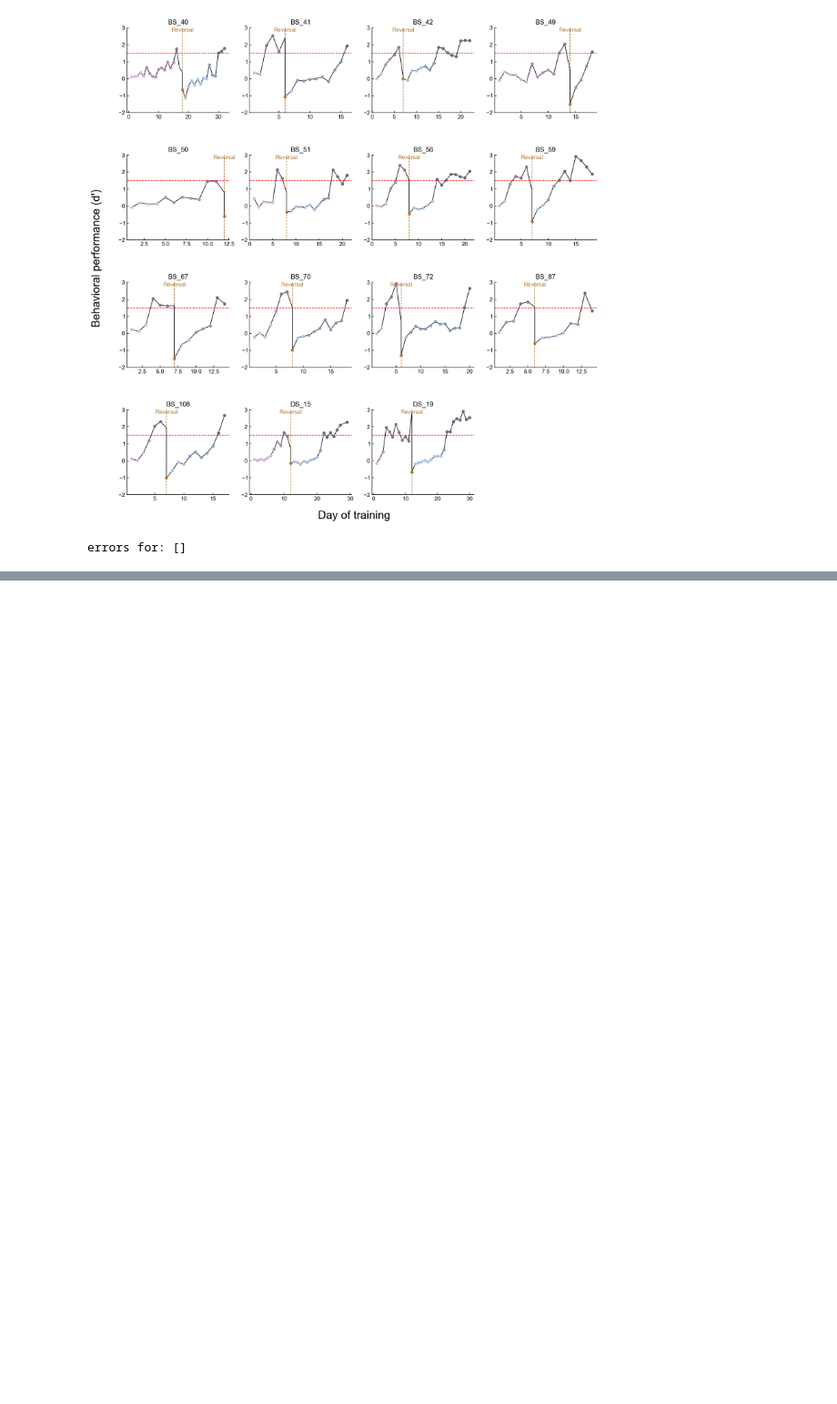
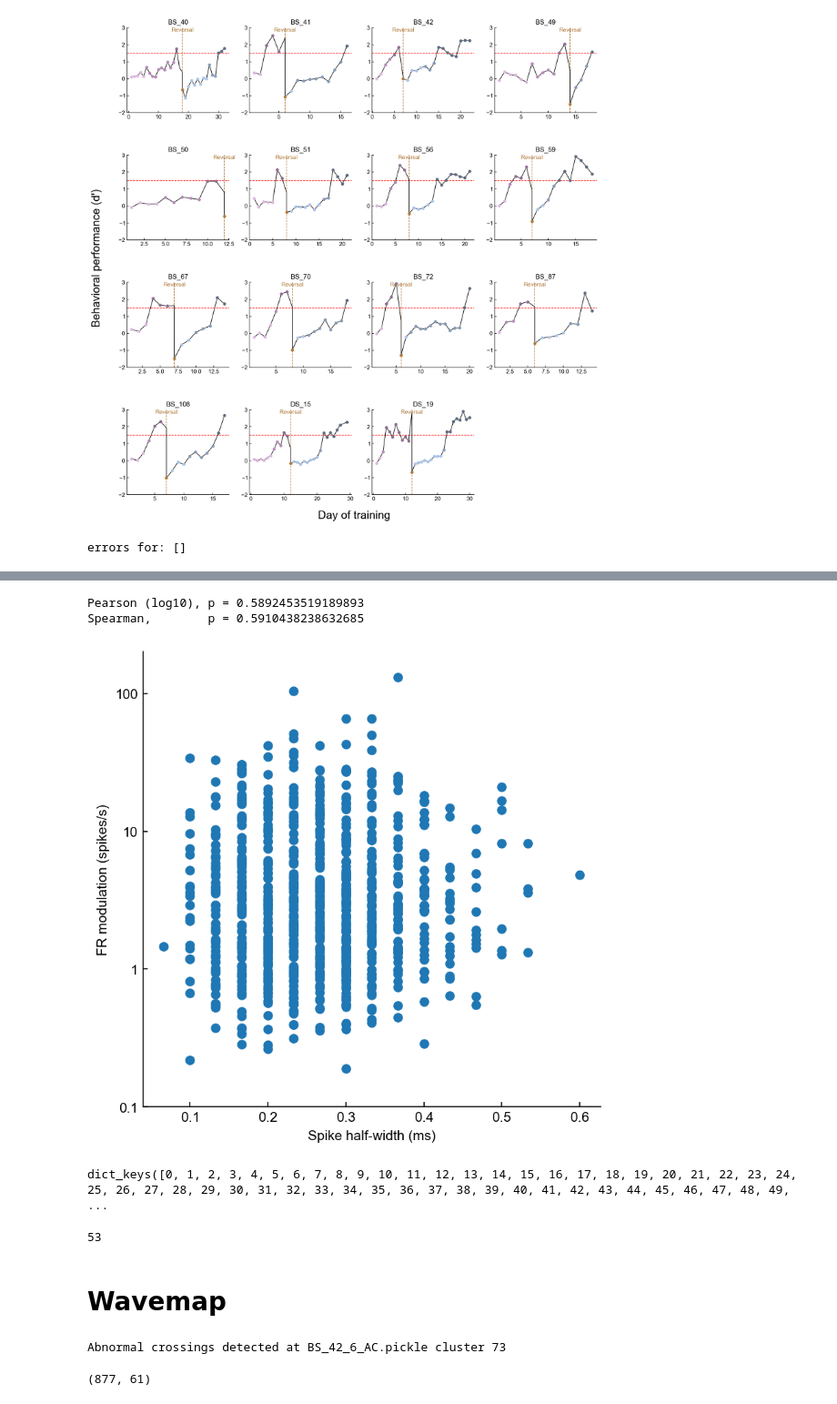
Before and after one commit to InsanallyLab/TothSidleck2024, a Jupyter notebook: Notebooks/Reviewer 1/Waveforms CR NCR.ipynb, the cells around one changed output, grey strips where cells are left out. Shown at 91% size. Cells and saved outputs as stored; diff of their text form; code cells hidden in the pictures; blank space fills up the shorter version.

```diff
--- a/Notebooks/Reviewer 1/Waveforms CR NCR.ipynb
+++ b/Notebooks/Reviewer 1/Waveforms CR NCR.ipynb
@@ -239,0 +364,32 @@ pass
+# %%
+fig,ax = plt.subplots(figsize=(6,6))
+ax.scatter(half_widths,FRmods)
+
+ax.set_yscale('log',subs=[])
+ax.set_ylim([0.1,200])
+ax.set_yticks([0.1,1,10,100])
+ax.set_yticklabels(['0.1','1','10','100'])
+
+ax.set_xlabel('Spike half-width (ms)')
+ax.set_ylabel('FR modulation (spikes/s)')
+
+A,B = ilep.paired_rmnan(half_widths,np.log10(FRmods))
+print(f"Pearson (log10), p = {pearsonr(A,B).pvalue}")
+A,B = ilep.paired_rmnan(half_widths,FRmods)
+print(f"Spearman,        p = {spearmanr(A,B).pvalue}")
+
+plt.savefig('C:\\Users\\4thgr\\Downloads\\HalfWidthVsFRmod.pdf')
+# %% [output]
+Pearson (log10), p = 0.5892453519189893
+Spearman,        p = 0.5910438238632685
+[figure, added]
+# %%
+waveforms.keys()
+# %% [output]
+dict_keys([0, 1, 2, 3, 4, 5, 6, 7, 8, 9, 10, 11, 12, 13, 14, 15, 16, 17, 18, 19, 20, 21, 22, 23, 24, 25, 26, 27, 28, 29, 30, 31, 32, 33, 34, 35, 36, 37, 38, 39, 40, 41, 42, 43, 44, 45, 46, 47, 48, 49, ...
+# %%
+len(waveforms)
+# %% [output]
+53
+# %% [markdown]
+# Wavemap
@@ -239,0 +399,38 @@ pass
+# %%
+normWFs = []
+for session,clust in zip(EnumSession,EnumClust):
+    session_prefix = session[:-7]
+    session_waveform = session_prefix+'_waveforms.pickle'
+
+    sessionfile = ilep.loadSessionCached(act_directory,session)
+    try:
+        with open(os.path.join(wav_directory,session_waveform), 'rb') as f:
+            waveforms = pickle.load(f)
+    except Exception as e:
+        # print(f"failed to find {session_waveform}: {e}")
+        continue
+        pass
+
+    waveform = waveforms[clust]
+
+    if np.min(waveform) > -0.9 or np.max(waveform) > 0.9:
+        continue
+
+    sample_of_trough = np.argmin(waveform)
+    half_width_crossings = np.where(np.diff(np.sign(waveform + 0.5)))[0]
+    if len(half_width_crossings) != 2:
+        print(f"Abnormal crossings detected at {session} cluster {clust}")
+        continue
+    half_width_ms = np.ptp(half_width_crossings) / 30
+
+    normWFs.append(waveforms[clust])
+normWFs = np.array(normWFs)
+# normWFs = np.full((len(subset_df),53),np.nan)
+# for idx,UUID in enumerate(subset_df.index):
+#     normWFs[idx,:] = subset_df.loc[UUID]['mean waveform']
+# %% [output]
+Abnormal crossings detected at BS_42_6_AC.pickle cluster 73
+# %%
+normWFs.shape
+# %% [output]
+(877, 61)
```
Also changed, not shown: parts of 37 cells of this notebook, 9 other files.
